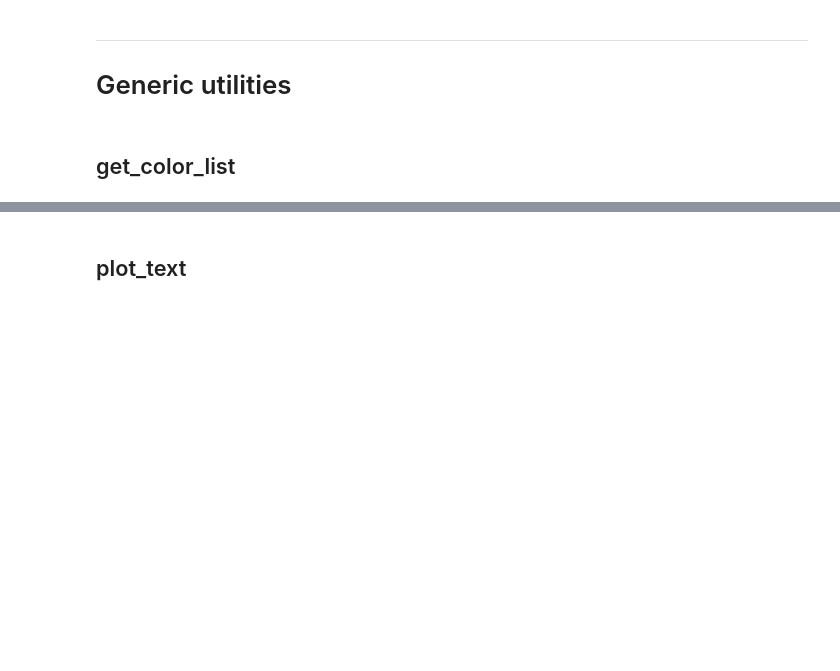
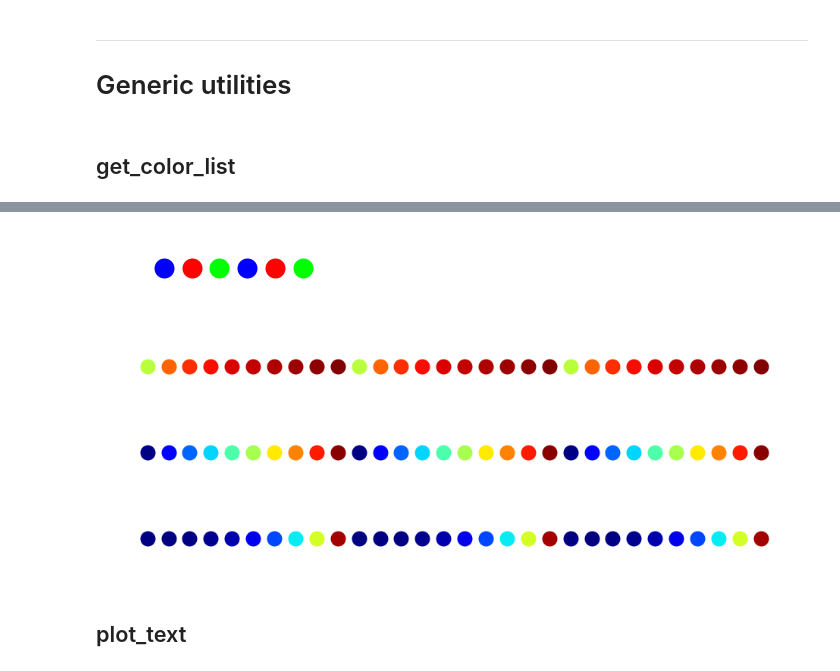
Before and after one commit to a-slide/pyBioPlot, a Jupyter notebook: test_pyBioPlot.ipynb, the cells around one changed output, grey strips where cells are left out. Drawn from its saved outputs; the diff is of its cells as text; code cells hidden in the pictures; blank space fills up the shorter version.

Commit message:
minor update of the color generator

```diff
--- a/test_pyBioPlot.ipynb
+++ b/test_pyBioPlot.ipynb
@@ -183,3 +202,19 @@ a = get_color_list(60, colormap="ocean", plot_palette=True)
+# %%
+try_color_list(n_color=3, n_values=6, colormap="brg")
+# %% [output]
+[figure, added]
+# %%
+try_color_list(n_color=10, n_values=30, gamma=0.1, colormap="jet")
+# %% [output]
+[figure, added]
+# %%
+try_color_list(n_color=10, n_values=30, gamma=1, colormap="jet")
+# %% [output]
+[figure, added]
+# %%
+try_color_list(n_color=10, n_values=30, gamma=4, colormap="jet")
+# %% [output]
+[figure, added]
 # %% [markdown]
 ## plot_text
 # %%
```
Also changed, not shown: parts of 7 cells of this notebook, 1 other file.
